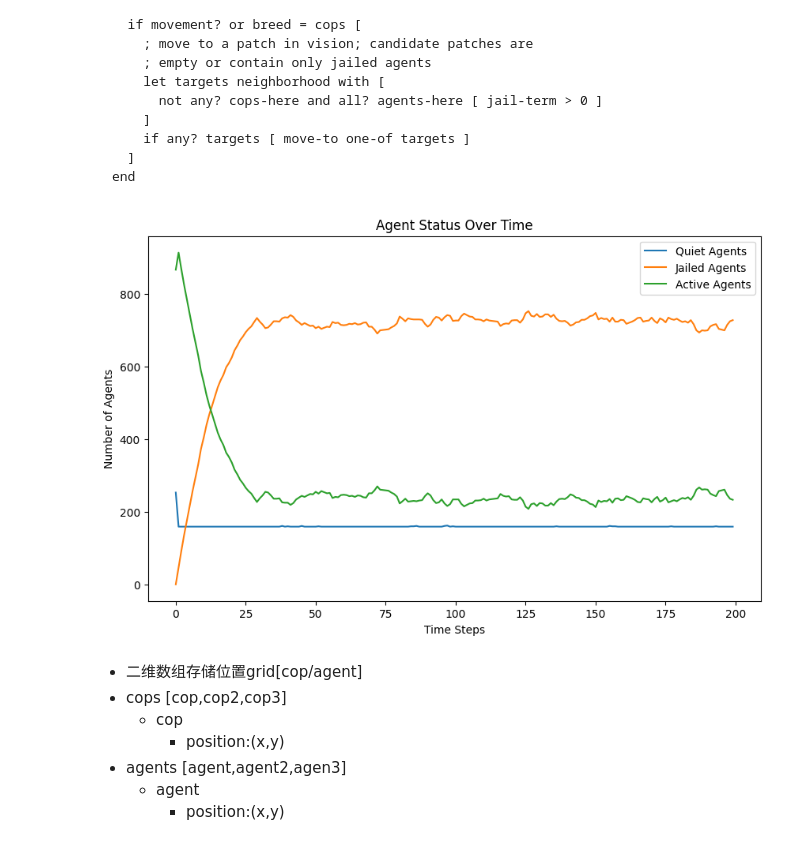
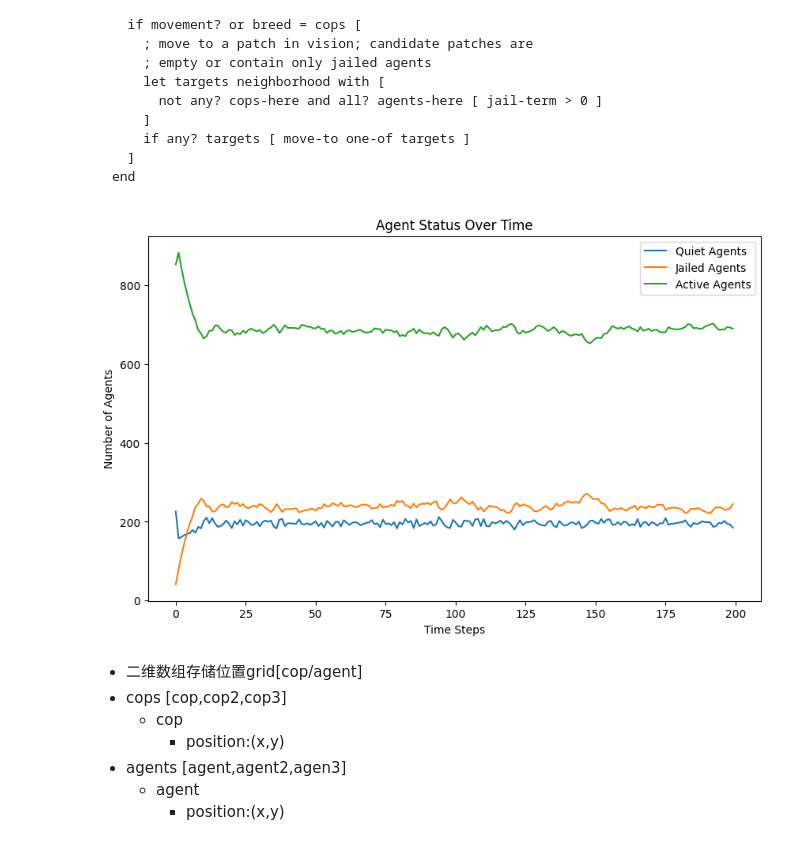
Before and after one commit to Mirrorgo/netlogo-a2, a Jupyter notebook: src/lwz.ipynb, the cells around one changed output. Cells and saved outputs as stored; diff of their text form; code cells hidden in the pictures.

```diff
--- a/src/lwz.ipynb
+++ b/src/lwz.ipynb
@@ -138,22 +138,23 @@ class Model:
 
     def step(self):
         quiet_count = jail_count = active_count = 0
-
         for entity in self.entities:
             if entity.jail_term > 0:
                 entity.jail_term -= 1
-                jail_count += 1
                 continue
-
             self.move_agent(entity)
             if entity.type == EntityType.AGENT:
                 self.determine_behavior(entity)
+            elif entity.type == EntityType.COP:
+                self.enforce(entity)
+        for entity in self.entities:
+            if entity.jail_term > 0:
+                jail_count += 1
+            elif entity.type == EntityType.AGENT:
                 if entity.active:
                     active_count += 1
                 else:
                     quiet_count += 1
-            elif entity.type == EntityType.COP:
-                self.enforce(entity)
 
         self.data['quiet'].append(quiet_count)
         self.data['jail'].append(jail_count)
@@ -217,35 +218,35 @@ class Model:
             selected_agent, nx, ny = random.choice(active_agents)
             selected_agent.active = False
             selected_agent.jail_term = random.randint(0, self.max_jail_term)
             # Move cop to the position of the arrested agent
             self.grid[x][y] = None  # Remove cop from current position
             self.grid[nx][ny] = cop  # Move cop to new position
             cop.position = (nx, ny)
 
 
 # 实例化并运行模型
 AGENT_DENSITY = 70
 COP_DENSITY = 3
 VISION = 7
 K = 2.3
 GOV_LEGITIMACY = 0.3
-MAX_JAIL_TERM = 30
+MAX_JAIL_TERM = 10
 model = Model(AGENT_DENSITY, COP_DENSITY, VISION, K, GOV_LEGITIMACY, MAX_JAIL_TERM)
 for _ in range(200):
     model.step()
 
 # 绘制结果
 plt.figure(figsize=(10, 6))
 plt.plot(model.data['quiet'], label='Quiet Agents')
 plt.plot(model.data['jail'], label='Jailed Agents')
 plt.plot(model.data['active'], label='Active Agents')
 plt.xlabel('Time Steps')
 plt.ylabel('Number of Agents')
 plt.title('Agent Status Over Time')
 plt.legend()
 plt.show()
 # %% [output]
-[figure, old version]
+[figure, new version]
 # %% [markdown]
 - 二维数组存储位置grid[cop/agent]
 - cops [cop,cop2,cop3]
```
Also changed, not shown: 5 other files.
